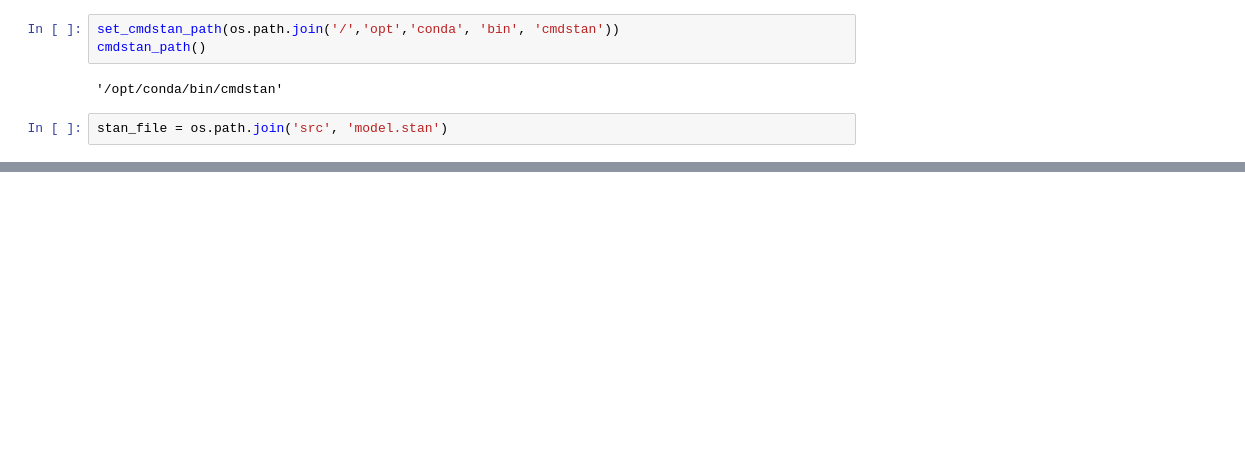
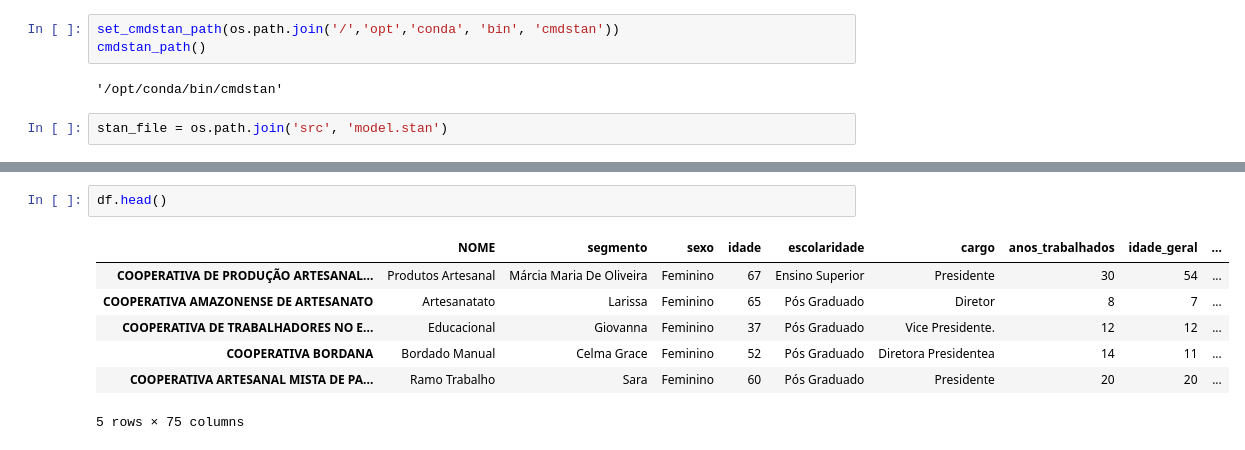
Before and after one commit to LabCidades/Stakeholders-Cooperativas, a Jupyter notebook: modelfit.ipynb, the cells around one changed output, grey strips where cells are left out. Cells and saved outputs as stored; diff of their text form; blank space fills up the shorter version.

```diff
--- a/modelfit.ipynb
+++ b/modelfit.ipynb
@@ -21,0 +104,10 @@ make: g++: No such file or directory
+# %%
+df.head()
+# %% [output]
+|  | NOME | segmento | sexo | idade | escolaridade | cargo | anos_trabalhados | idade_geral | ... |
+| COOPERATIVA DE PRODUÇÃO ARTESANAL... | Produtos Artesanal | Márcia Maria De Oliveira | Feminino | 67 | Ensino Superior | Presidente | 30 | 54 | ... |
+| COOPERATIVA AMAZONENSE DE ARTESANATO | Artesanatato | Larissa | Feminino | 65 | Pós Graduado | Diretor | 8 | 7 | ... |
+| COOPERATIVA DE TRABALHADORES NO E... | Educacional | Giovanna | Feminino | 37 | Pós Graduado | Vice Presidente. | 12 | 12 | ... |
+| COOPERATIVA BORDANA | Bordado Manual | Celma Grace | Feminino | 52 | Pós Graduado | Diretora Presidentea | 14 | 11 | ... |
+| COOPERATIVA ARTESANAL MISTA DE PA... | Ramo Trabalho | Sara | Feminino | 60 | Pós Graduado | Presidente | 20 | 20 | ... |
+5 rows × 75 columns
```
Also changed, not shown: parts of 14 cells of this notebook, 2 other files.
